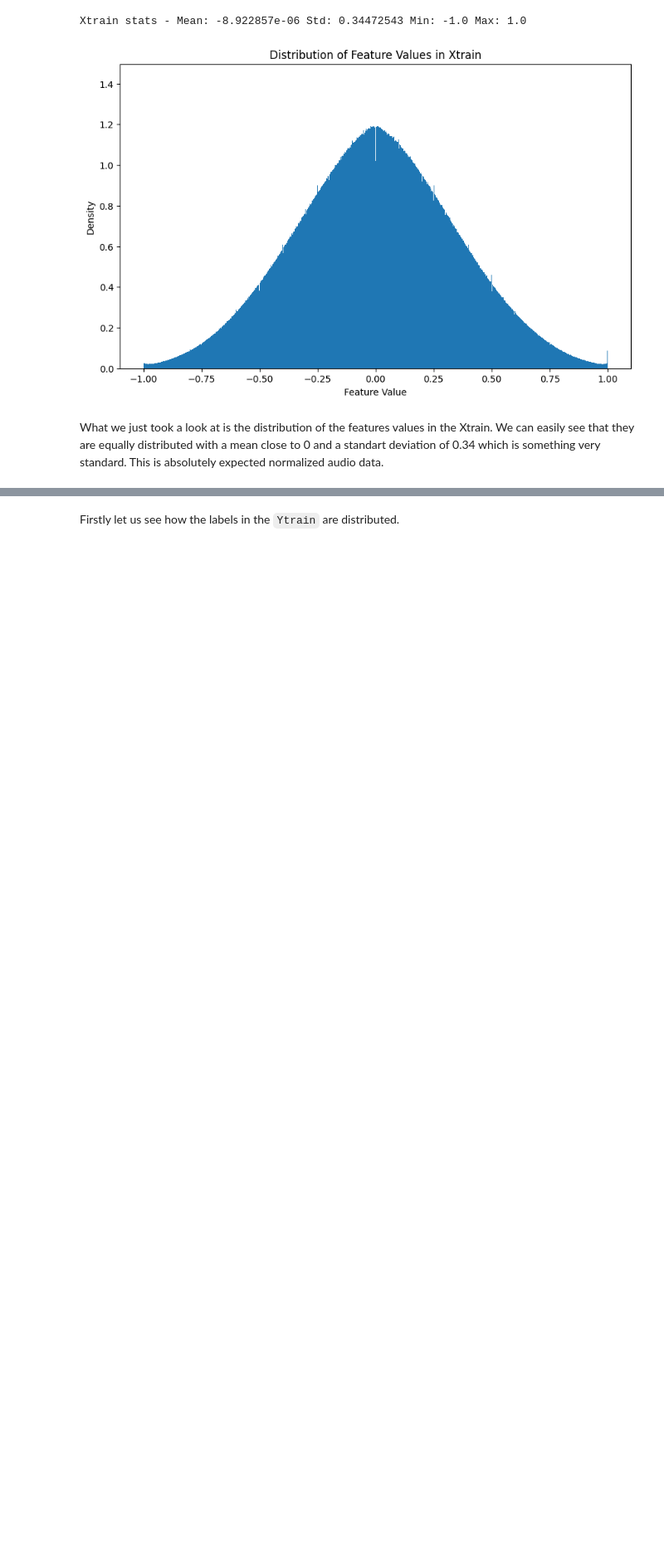
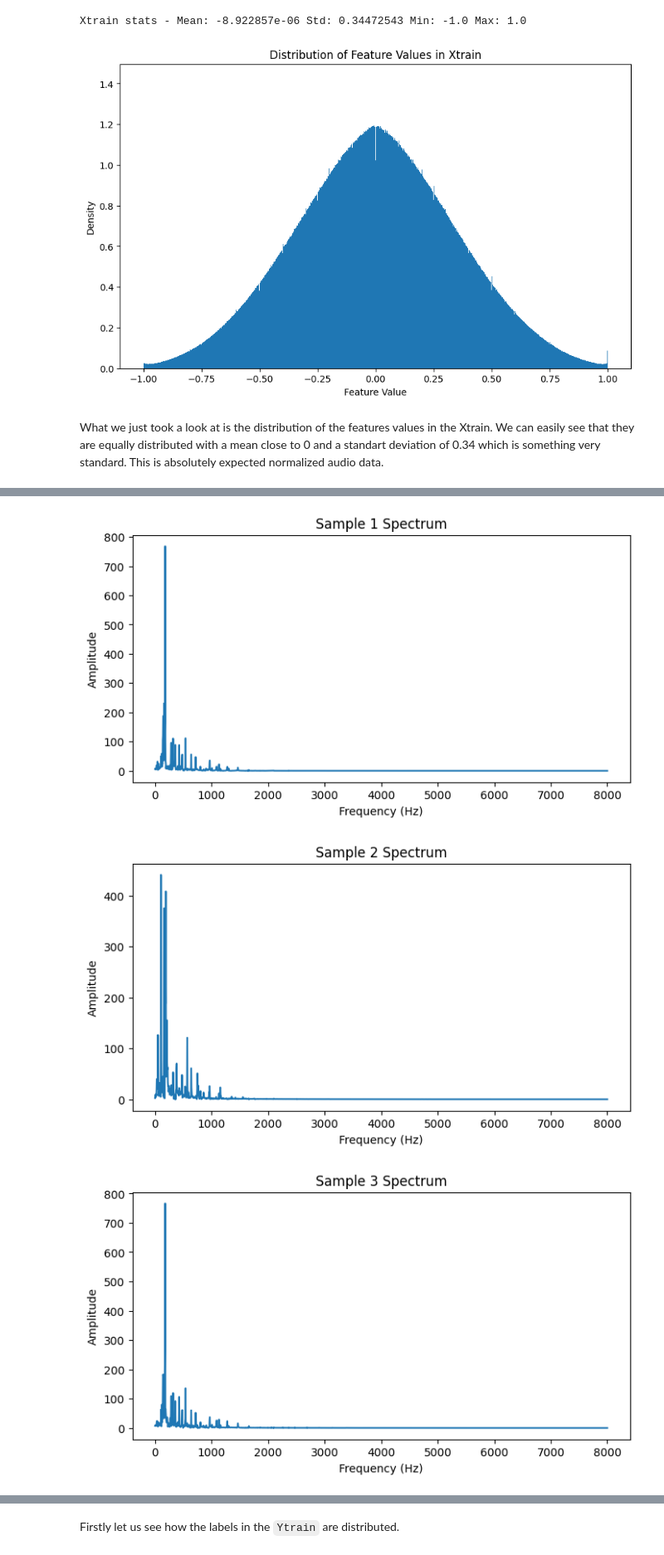
Before and after one commit to Stoymirov/Automated-music-analsis-pipeline-and-EDA, a Jupyter notebook: Classical_music.ipynb, the cells around one changed output, grey strips where cells are left out. Shown at 83% size. Drawn from its saved outputs; the diff is of its cells as text; code cells hidden in the pictures; blank space fills up the shorter version.

```diff
--- a/Classical_music.ipynb
+++ b/Classical_music.ipynb
@@ -237,0 +303,18 @@ What we just took a look at is the distribution of the features values in the Xt
+# %%
+def plot_spectrum(waveform, sr=16000, title="Spectrum"):
+    fft = np.abs(np.fft.rfft(waveform))
+    freqs = np.fft.rfftfreq(len(waveform), 1/sr)
+    plt.figure(figsize=(8, 4))
+    plt.plot(freqs, fft)
+    plt.title(title)
+    plt.xlabel("Frequency (Hz)")
+    plt.ylabel("Amplitude")
+    plt.show()
+
+# Example for a few samples
+for i in range(3):
+    plot_spectrum(Xtrain[i], title=f"Sample {i+1} Spectrum")
+# %% [output]
+[figure, added]
+[figure, added]
+[figure, added]
```
Also changed, not shown: parts of 9 cells of this notebook.
